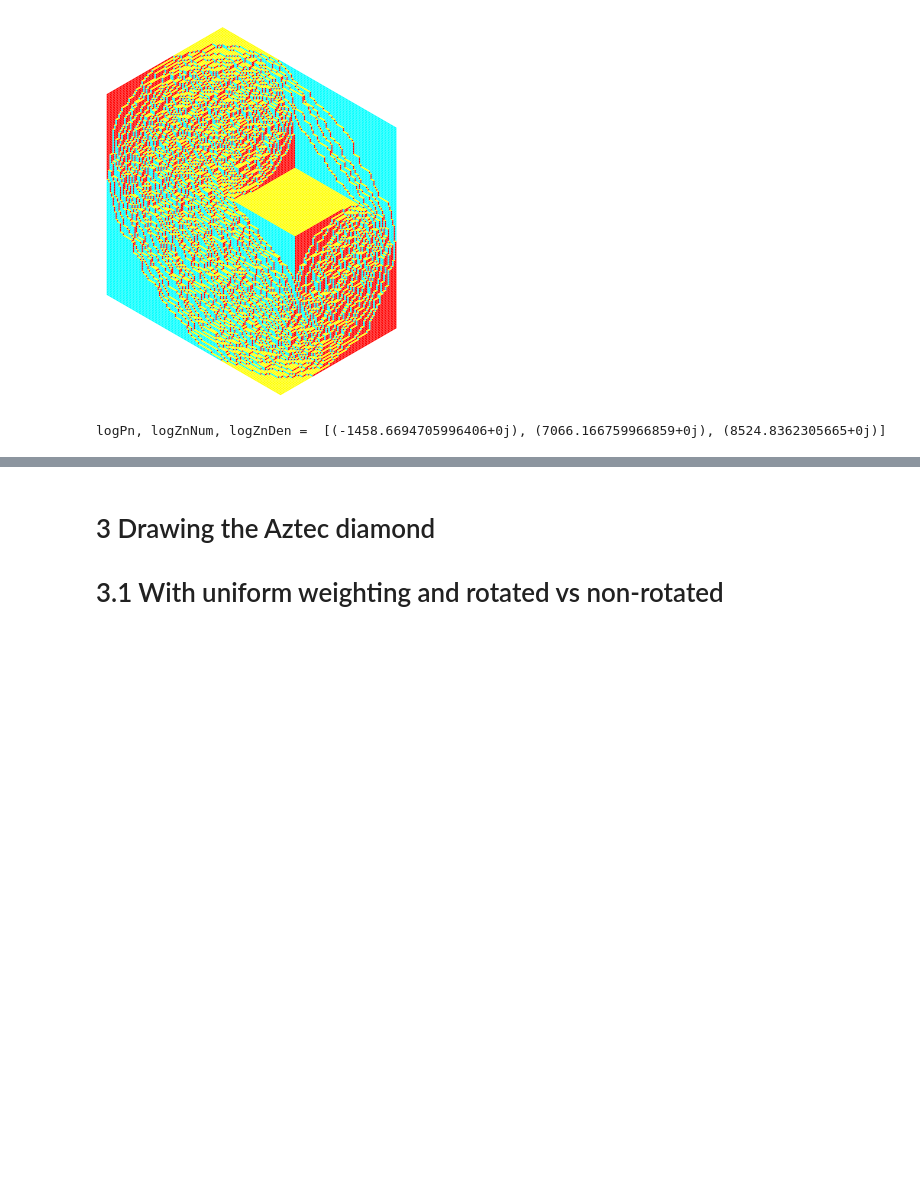
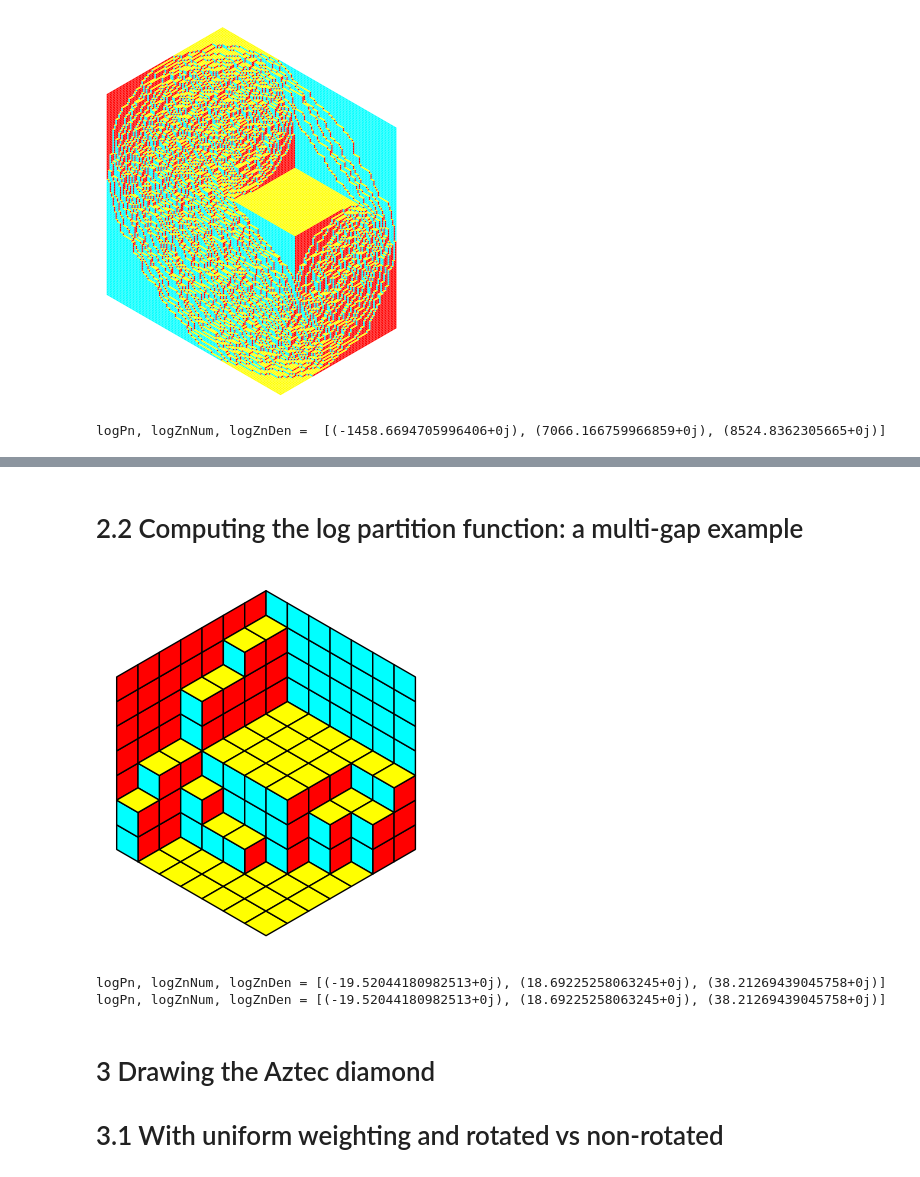
Before and after one commit to MaxvanHorssen/random-tilings, a Jupyter notebook: Examples - How to use.ipynb, the cells around one changed output, grey strips where cells are left out. Drawn from its saved outputs; the diff is of its cells as text; code cells hidden in the pictures; blank space fills up the shorter version.

```diff
--- a/Examples - How to use.ipynb
+++ b/Examples - How to use.ipynb
@@ -85,3 +105,22 @@ logPn, logZnNum, logZnDen =  [(-1458.6694705996406+0j), (7066.166759966859+0j),
+# %% [markdown]
+# 2.2 Computing the log partition function: a multi-gap example
+# %%
+n = 7                                       # Side length
+w = np.array([[1,1]]).T                     # Weighting matrix
+gap = np.array([[3,1/2,3/2],[8,6.5,9.5]])   # Gap
+
+# Creating the figure
+vec, fig = draw_hexagon_gap(n,w,gap,edge=1,dpi=100)
+print('logPn, logZnNum, logZnDen =',vec)
+# For a better visualization of the gaps, see page 8 from 'Help file on how to use the tiling program' by Christophe Charlier
+
+# Computing only the log partition function (this routine is way faster because it does not generate a figure)
+vec = log_partition_function_hexagon_gap(n,w,gap)
+print('logPn, logZnNum, logZnDen =',vec)
+# %% [output]
+[figure, added]
+logPn, logZnNum, logZnDen = [(-19.52044180982513+0j), (18.69225258063245+0j), (38.21269439045758+0j)]
+logPn, logZnNum, logZnDen = [(-19.52044180982513+0j), (18.69225258063245+0j), (38.21269439045758+0j)]
 # %% [markdown]
 # 3 Drawing the Aztec diamond
 # 3.1 With uniform weighting and rotated vs non-rotated
```
Also changed, not shown: parts of 11 cells of this notebook.
